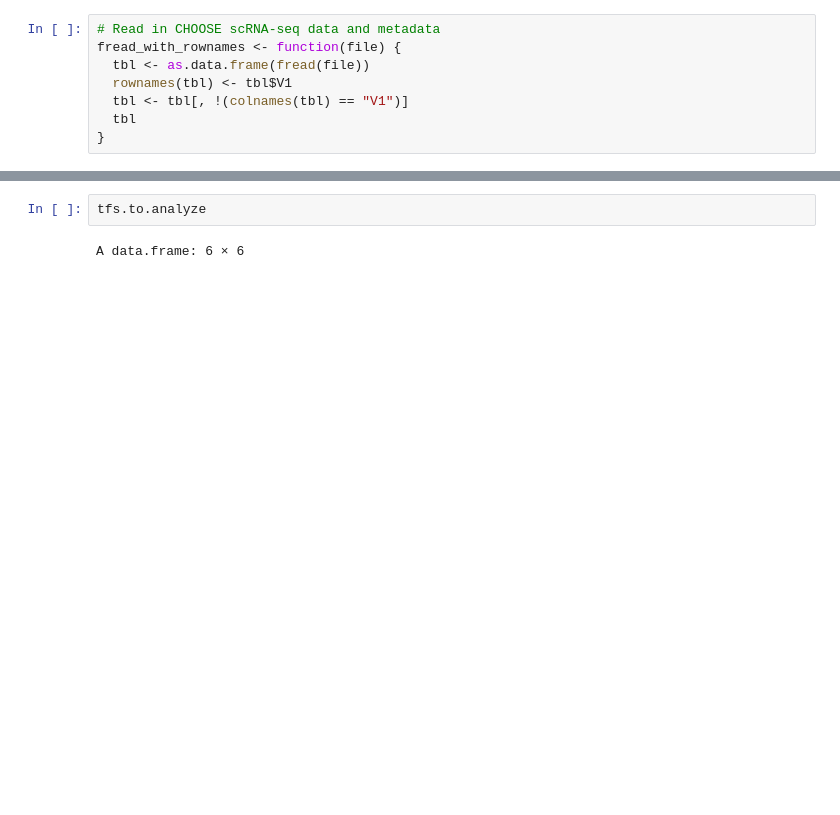
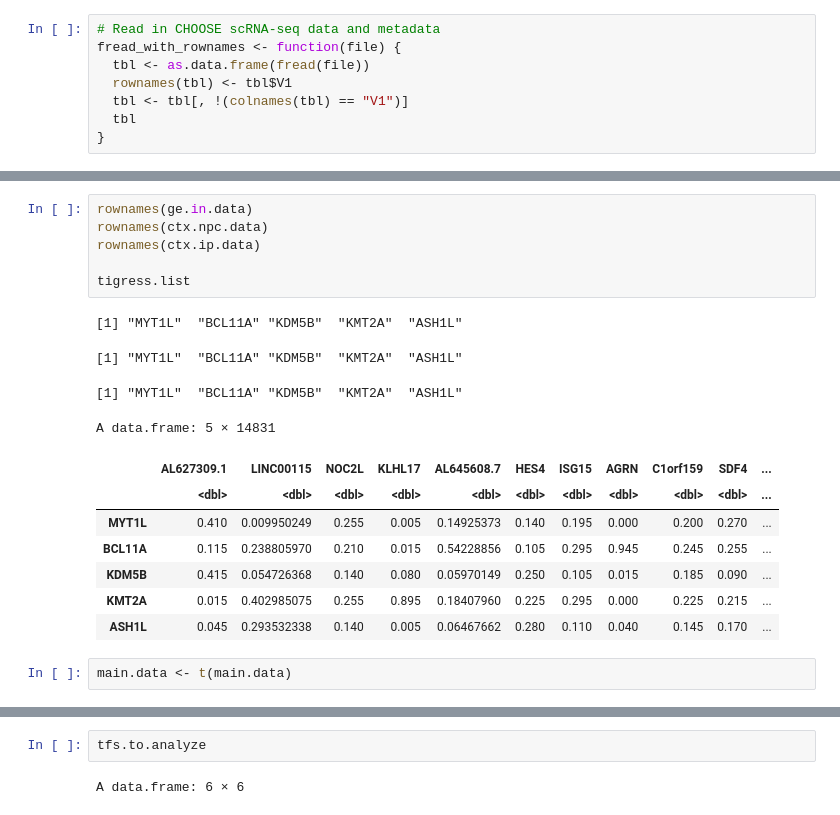
Before and after one commit to dwools/Team1_FinalProject, a Jupyter notebook: morphic-mini-challenge/resources/KaYee-notebook-incomplete.ipynb, the cells around one changed output, grey strips where cells are left out. Saved outputs shown, nothing was run; the diff lists cells and outputs as text; blank space fills up the shorter version.

```diff
--- a/morphic-mini-challenge/resources/KaYee-notebook-incomplete.ipynb
+++ b/morphic-mini-challenge/resources/KaYee-notebook-incomplete.ipynb
@@ -111,0 +346,20 @@ A data.frame: 654690 × 9
+# %%
+rownames(ge.in.data)
+rownames(ctx.npc.data)
+rownames(ctx.ip.data)
+
+tigress.list
+# %% [output]
+[1] "MYT1L"  "BCL11A" "KDM5B"  "KMT2A"  "ASH1L"
+[1] "MYT1L"  "BCL11A" "KDM5B"  "KMT2A"  "ASH1L"
+[1] "MYT1L"  "BCL11A" "KDM5B"  "KMT2A"  "ASH1L"
+A data.frame: 5 × 14831
+|  | AL627309.1 | LINC00115 | NOC2L | KLHL17 | AL645608.7 | HES4 | ISG15 | AGRN | C1orf159 | SDF4 | ... |
+|  | <dbl> | <dbl> | <dbl> | <dbl> | <dbl> | <dbl> | <dbl> | <dbl> | <dbl> | <dbl> | ... |
+| MYT1L | 0.410 | 0.009950249 | 0.255 | 0.005 | 0.14925373 | 0.140 | 0.195 | 0.000 | 0.200 | 0.270 | ... |
+| BCL11A | 0.115 | 0.238805970 | 0.210 | 0.015 | 0.54228856 | 0.105 | 0.295 | 0.945 | 0.245 | 0.255 | ... |
+| KDM5B | 0.415 | 0.054726368 | 0.140 | 0.080 | 0.05970149 | 0.250 | 0.105 | 0.015 | 0.185 | 0.090 | ... |
+| KMT2A | 0.015 | 0.402985075 | 0.255 | 0.895 | 0.18407960 | 0.225 | 0.295 | 0.000 | 0.225 | 0.215 | ... |
+| ASH1L | 0.045 | 0.293532338 | 0.140 | 0.005 | 0.06467662 | 0.280 | 0.110 | 0.040 | 0.145 | 0.170 | ... |
+# %%
+main.data <- t(main.data)
```
Also changed, not shown: parts of 25 cells of this notebook.
